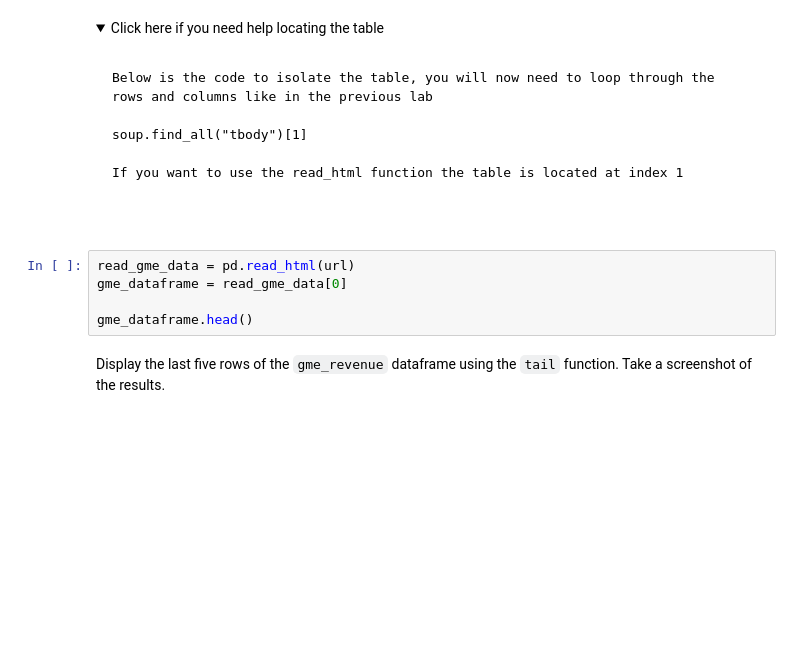
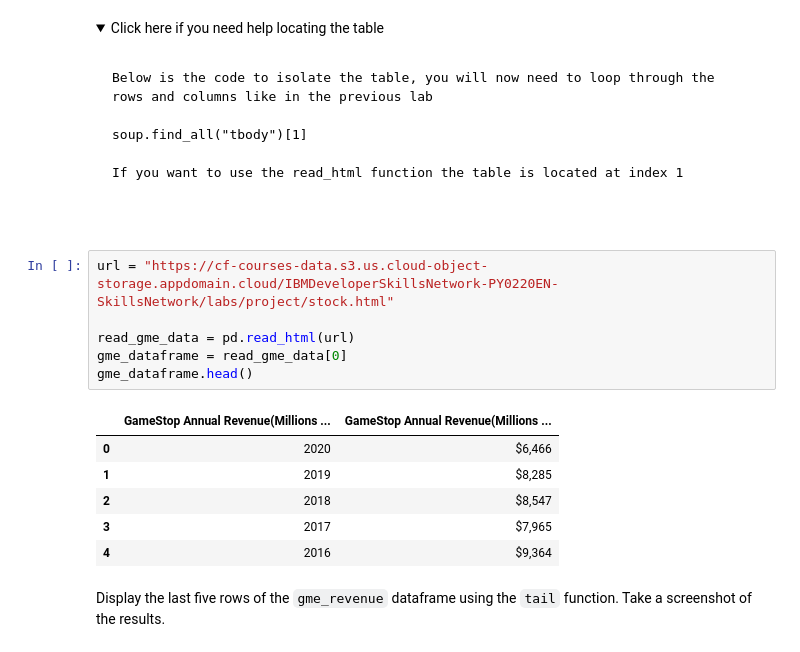
Before and after one commit to GDAL-90/TSLA-GME-Test, a Jupyter notebook: TSLA-GME Assigment.ipynb, the cells around one changed output. Cells and saved outputs as stored; diff of their text form; folded sections open; blank space fills up the shorter version.

````diff
--- a/TSLA-GME Assigment.ipynb
+++ b/TSLA-GME Assigment.ipynb
@@ -228,11 +228,19 @@ If you want to use the read_html function the table is located at index 1
 ```
 
 </details>
-# %%
-read_gme_data = pd.read_html(url)
-gme_dataframe = read_gme_data[0]
-
-gme_dataframe.head()
+# %%
+url = "https://cf-courses-data.s3.us.cloud-object-storage.appdomain.cloud/IBMDeveloperSkillsNetwork-PY0220EN-SkillsNetwork/labs/project/stock.html"
+
+read_gme_data = pd.read_html(url)
+gme_dataframe = read_gme_data[0]
+gme_dataframe.head()
+# %% [output]
+|  | GameStop Annual Revenue(Millions ... | GameStop Annual Revenue(Millions ... |
+| 0 | 2020 | $6,466 |
+| 1 | 2019 | $8,285 |
+| 2 | 2018 | $8,547 |
+| 3 | 2017 | $7,965 |
+| 4 | 2016 | $9,364 |
 # %% [markdown]
 Display the last five rows of the `gme_revenue` dataframe using the `tail` function. Take a screenshot of the results.
 # %%
````
Also changed, not shown: parts of 1 cell of this notebook.
